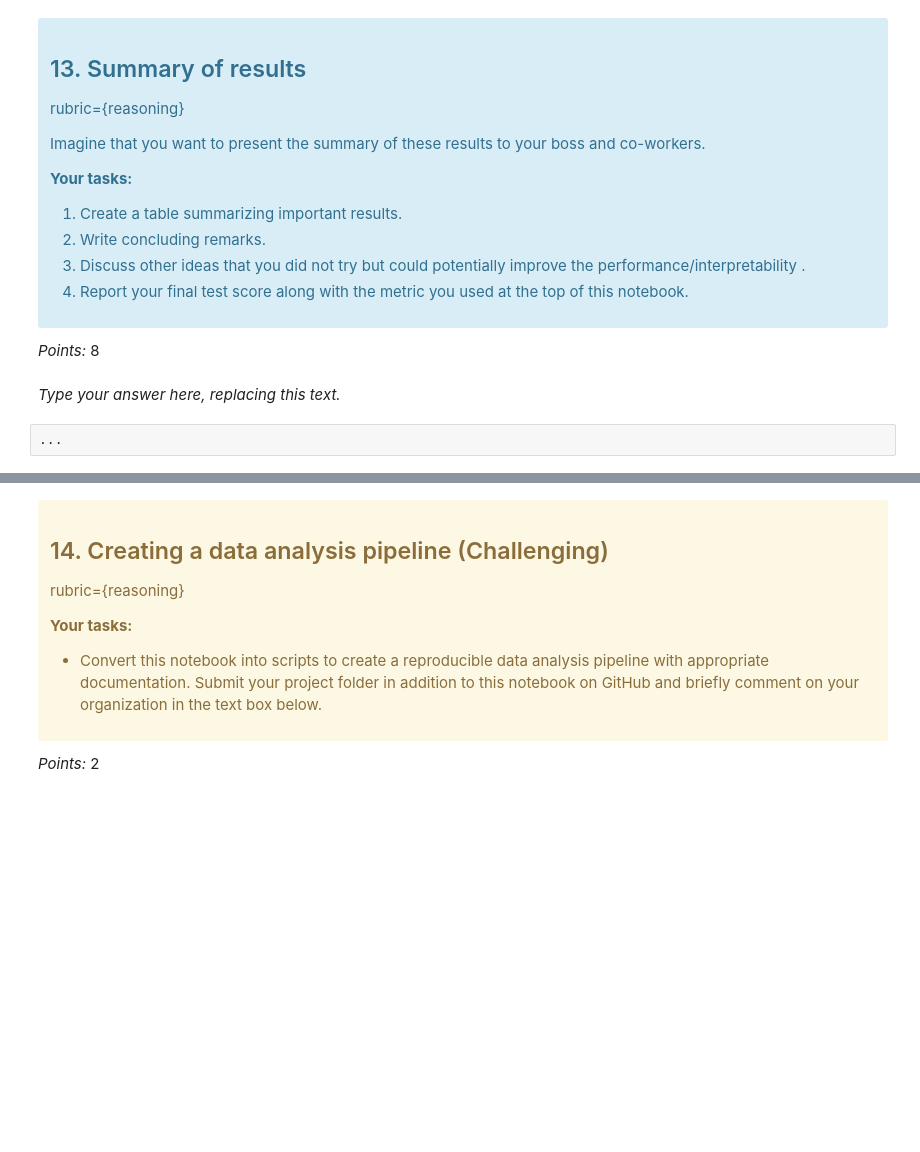
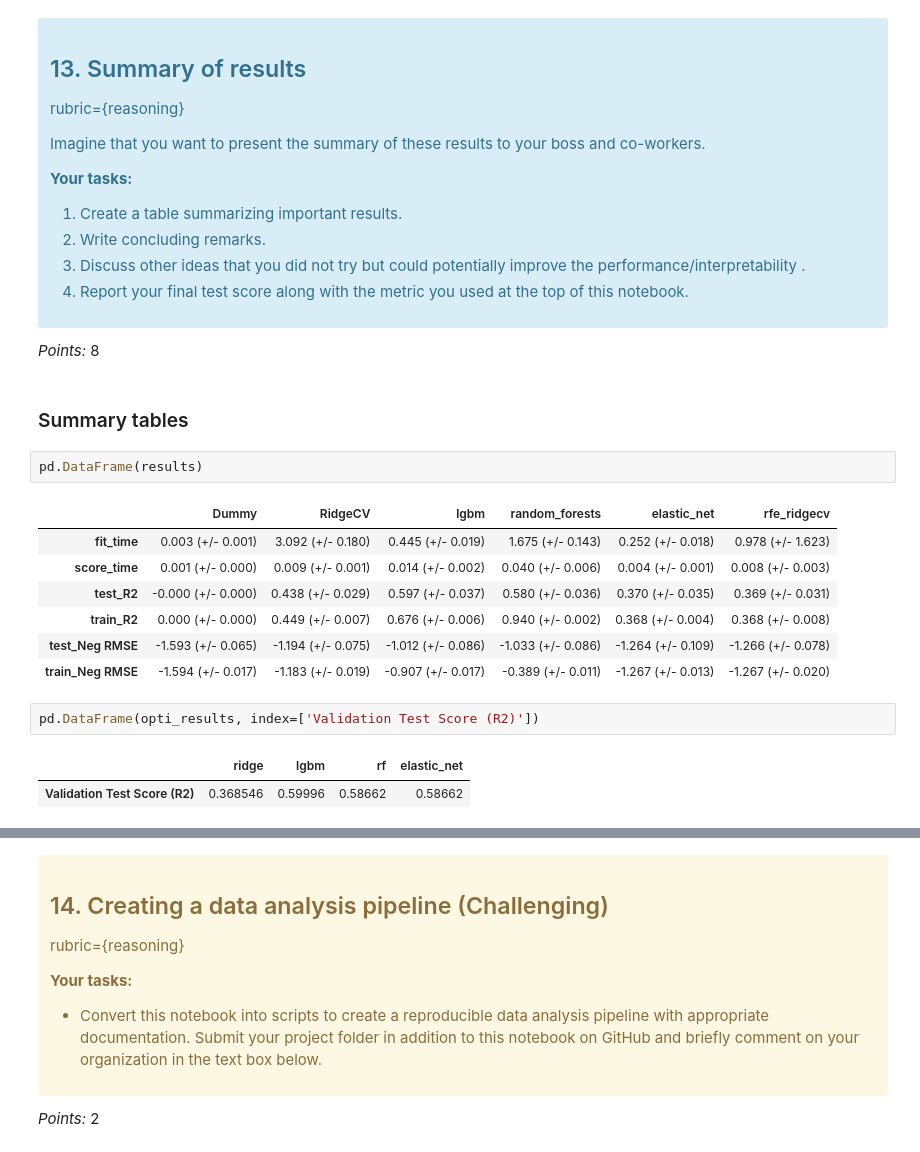
Before and after one commit to BChangs99/DSCI_573_Lab4_BDFJ, a Jupyter notebook: lab4.ipynb, the cells around one changed output, grey strips where cells are left out. Drawn from its saved outputs; the diff is of its cells as text; blank space fills up the shorter version.

```diff
--- a/lab4.ipynb
+++ b/lab4.ipynb
@@ -1017,7 +1078,20 @@ Imagine that you want to present the summary of these results to your boss and c
 </div>
 
 _Points:_ 8
-# %% [markdown]
-_Type your answer here, replacing this text._
-# %%
-...
+# %% [markdown]
+### Summary tables
+# %%
+pd.DataFrame(results)
+# %% [output]
+|  | Dummy | RidgeCV | lgbm | random_forests | elastic_net | rfe_ridgecv |
+| fit_time | 0.003 (+/- 0.001) | 3.092 (+/- 0.180) | 0.445 (+/- 0.019) | 1.675 (+/- 0.143) | 0.252 (+/- 0.018) | 0.978 (+/- 1.623) |
+| score_time | 0.001 (+/- 0.000) | 0.009 (+/- 0.001) | 0.014 (+/- 0.002) | 0.040 (+/- 0.006) | 0.004 (+/- 0.001) | 0.008 (+/- 0.003) |
+| test_R2 | -0.000 (+/- 0.000) | 0.438 (+/- 0.029) | 0.597 (+/- 0.037) | 0.580 (+/- 0.036) | 0.370 (+/- 0.035) | 0.369 (+/- 0.031) |
+| train_R2 | 0.000 (+/- 0.000) | 0.449 (+/- 0.007) | 0.676 (+/- 0.006) | 0.940 (+/- 0.002) | 0.368 (+/- 0.004) | 0.368 (+/- 0.008) |
+| test_Neg RMSE | -1.593 (+/- 0.065) | -1.194 (+/- 0.075) | -1.012 (+/- 0.086) | -1.033 (+/- 0.086) | -1.264 (+/- 0.109) | -1.266 (+/- 0.078) |
+| train_Neg RMSE | -1.594 (+/- 0.017) | -1.183 (+/- 0.019) | -0.907 (+/- 0.017) | -0.389 (+/- 0.011) | -1.267 (+/- 0.013) | -1.267 (+/- 0.020) |
+# %%
+pd.DataFrame(opti_results, index=['Validation Test Score (R2)'])
+# %% [output]
+|  | ridge | lgbm | rf | elastic_net |
+| Validation Test Score (R2) | 0.368546 | 0.59996 | 0.58662 | 0.58662 |
```
Also changed, not shown: parts of 29 cells of this notebook.
